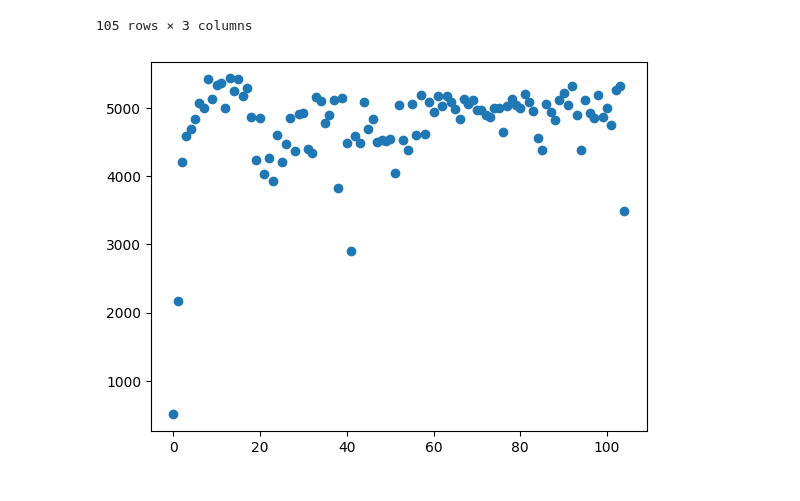
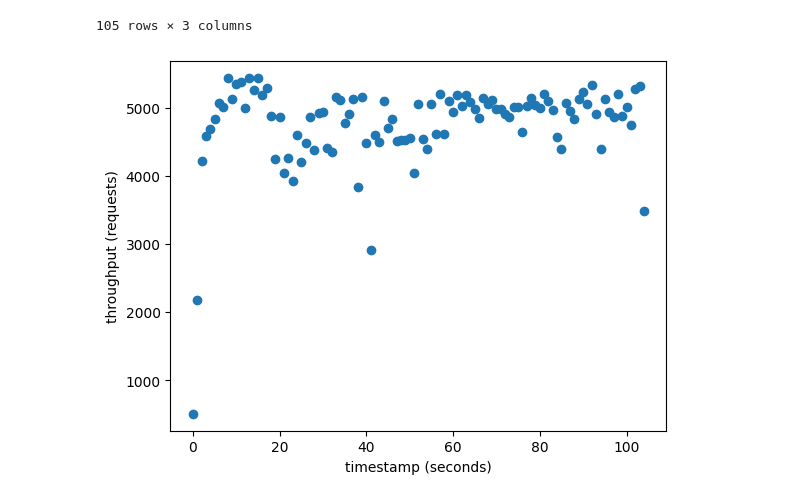
Before and after one commit to tobyatgithub/cs6650_distributed_system_spring2023, a Jupyter notebook: Lab03/lab03_performance_analysis.ipynb, the cells around one changed output. Cells and saved outputs as stored; diff of their text form; code cells hidden in the pictures.

Commit message:
lab3:add axis labels to jn graph.

```diff
--- a/Lab03/lab03_performance_analysis.ipynb
+++ b/Lab03/lab03_performance_analysis.ipynb
@@ -91,8 +91,10 @@ groupby_df = df.groupby("start time").count()
 # %%
 x = [_ for _ in range(len(groupby_df))]
 y = groupby_df["latency"].tolist()
 
 plt.scatter(x, y)
+plt.xlabel("timestamp (seconds)")
+plt.ylabel("throughput (requests)")
 plt.show()
 # %% [output]
-[figure, old version]
+[figure, new version]
```
